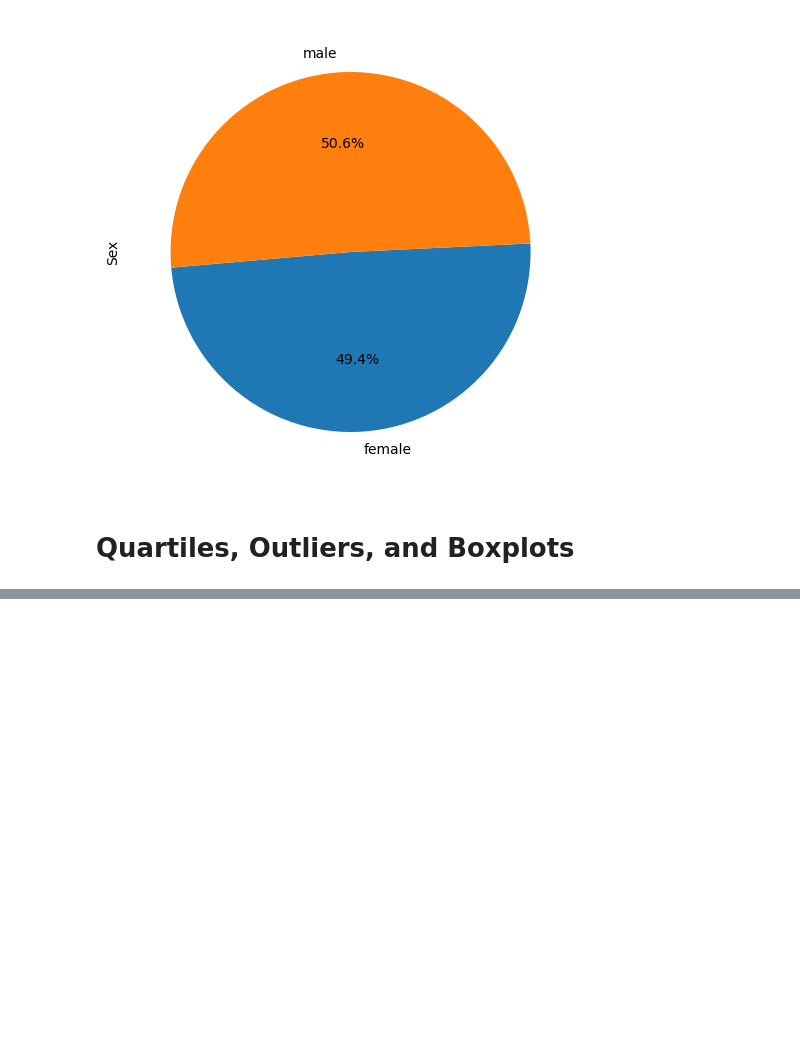
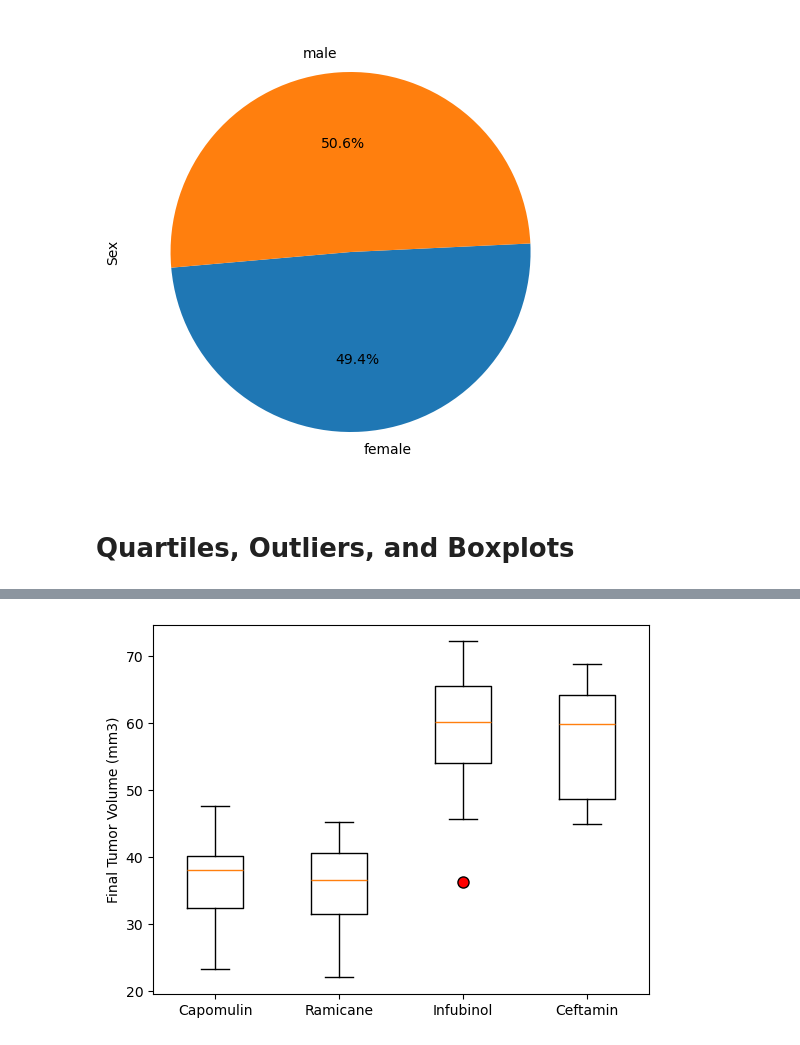
Before and after one commit to ashley-charles/Pymaceuticals, a Jupyter notebook: Pymaceuticals.ipynb, the cells around one changed output, grey strips where cells are left out. Saved outputs shown, nothing was run; the diff lists cells and outputs as text; code cells hidden in the pictures; blank space fills up the shorter version.

```diff
--- a/Pymaceuticals.ipynb
+++ b/Pymaceuticals.ipynb
@@ -200,0 +166,6 @@ IQR
+# %%
+max_tp_df = pd.DataFrame(clean_mouse_id_filtered_df.groupby('Mouse ID')['Timepoint'].max().sort_values()).reset_index().rename(columns={'Timepoint': 'max_timepoint'})
+max_tp_df
+
+merged_df = pd.merge(clean_mouse_id_filtered_df, max_tp_df, on='Mouse ID')
+merged_df.head()
@@ -200,0 +179,27 @@ IQR
+# %%
+drugs = ['Capomulin', 'Ramicane', 'Infubinol', 'Ceftamin']
+drug_values = []
+
+for drug in drugs:
+
+    temp_df = merged_df.loc[merged_df['Drug Regimen'] == drug]
+
+    final_volume_df = temp_df.loc[temp_df['Timepoint'] == temp_df['max_timepoint']]
+
+    values = final_volume_df['Tumor Volume (mm3)']
+    drug_values.append(values)
+
+    quartiles = values.quantile([.25,.5,.75])
+    lowerq = quartiles[0.25]
+    upperq = quartiles[0.75]
+    iqr = upperq-lowerq
+    print(f'IQR for {drug}: {iqr}')
+
+    lower_bound = lowerq - (1.5*iqr)
+    upper_bound = upperq + (1.5*iqr)
+    print(f'Lower Bound for {drug}: {lower_bound}')
+    print(f'Upper Bound for {drug}: {upper_bound}')
+
+    outliers_count = (values.loc[(final_volume_df['Tumor Volume (mm3)'] >= upper_bound) |
+                                        (final_volume_df['Tumor Volume (mm3)'] <= lower_bound)]).count()
+    print(f'Number of {drug} outliers: {outliers_count}')
@@ -200,0 +223,11 @@ IQR
+# %%
+flierprops = dict(marker='o', markerfacecolor='r', markersize=8, markeredgecolor='black')
+
+plt.boxplot(drug_values, flierprops=flierprops)
+
+plt.ylabel('Final Tumor Volume (mm3)')
+plt.xticks([1, 2, 3, 4], ['Capomulin', 'Ramicane', 'Infubinol', 'Ceftamin'])
+
+plt.show()
+# %% [output]
+[figure, added]
```
Also changed, not shown: parts of 16 cells of this notebook.
